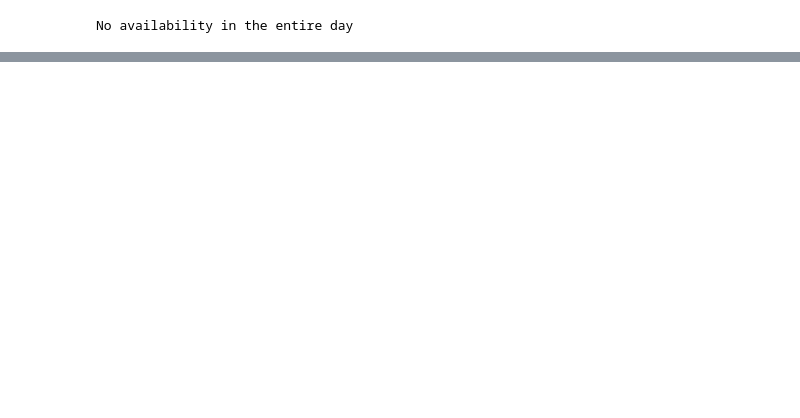
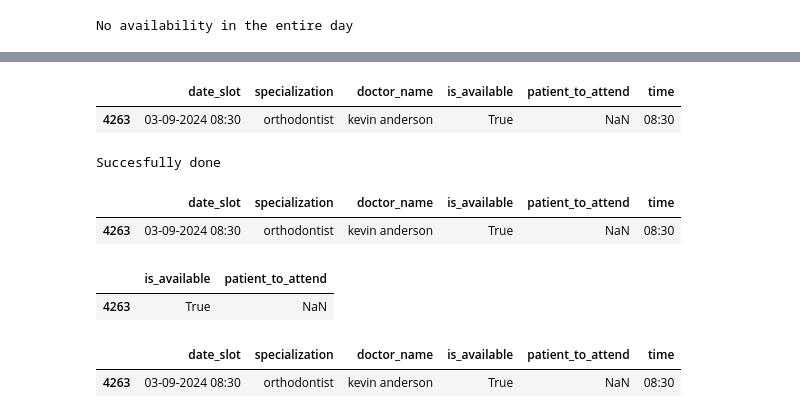
Before and after one commit to FraidoonOmarzai/agentic_ai, a Jupyter notebook: dr_appointment/notebook/experiments.ipynb, the cells around one changed output, grey strips where cells are left out. Drawn from its saved outputs; the diff is of its cells as text; code cells hidden in the pictures; blank space fills up the shorter version.

```diff
--- a/dr_appointment/notebook/experiments.ipynb
+++ b/dr_appointment/notebook/experiments.ipynb
@@ -206,0 +269,27 @@ kevin anderson. Available slots:
+# %%
+df[(df.date_slot == "03-09-2024 08:30")&(df.doctor_name=="kevin anderson")]
+# %% [output]
+|  | date_slot | specialization | doctor_name | is_available | patient_to_attend | time |
+| 4263 | 03-09-2024 08:30 | orthodontist | kevin anderson | True | NaN | 08:30 |
+# %%
+Date = DateTimeModel(date="03-09-2024 08:30")
+IDNumber = IdentificationNumberModel(id="1111223")
+
+print(set_appointment({"desired_date":Date,"id_number":IDNumber,"doctor_name":"kevin anderson"}))
+# %% [output]
+Succesfully done
+# %%
+df[(df.date_slot == "03-09-2024 08:30")&(df.doctor_name=="kevin anderson")]
+# %% [output]
+|  | date_slot | specialization | doctor_name | is_available | patient_to_attend | time |
+| 4263 | 03-09-2024 08:30 | orthodontist | kevin anderson | True | NaN | 08:30 |
+# %%
+df.loc[(df.date_slot == "03-09-2024 08:30")&(df.doctor_name=="kevin anderson"), ['is_available','patient_to_attend']]
+# %% [output]
+|  | is_available | patient_to_attend |
+| 4263 | True | NaN |
+# %%
+df[(df.date_slot == "03-09-2024 08:30")&(df.doctor_name=="kevin anderson")]
+# %% [output]
+|  | date_slot | specialization | doctor_name | is_available | patient_to_attend | time |
+| 4263 | 03-09-2024 08:30 | orthodontist | kevin anderson | True | NaN | 08:30 |
```
Also changed, not shown: parts of 35 cells of this notebook, 27 other files.
